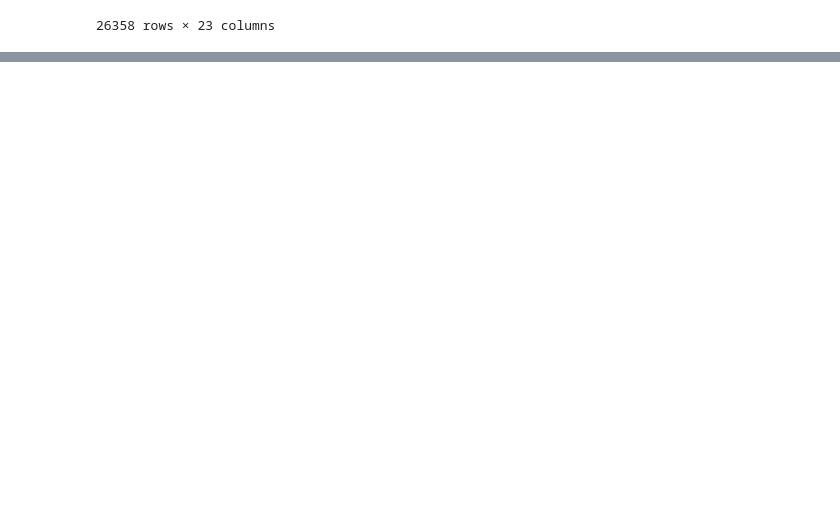
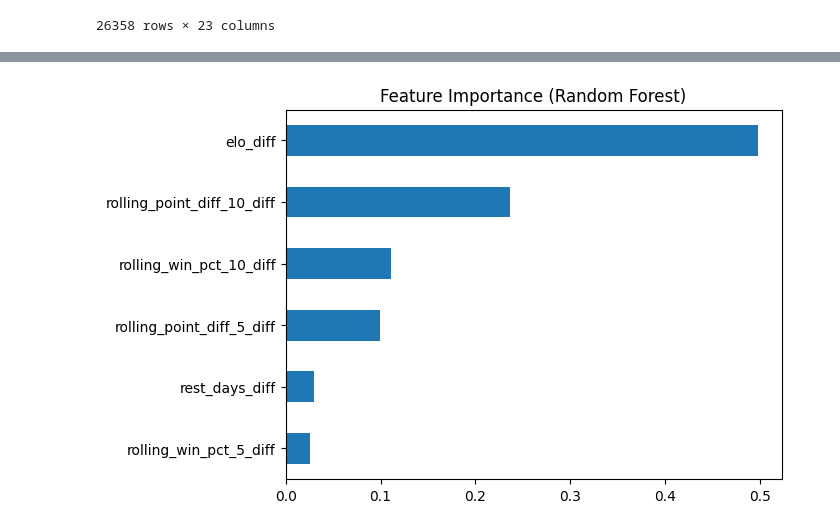
Before and after one commit to ericmach/NBA_Game_Prediction, a Jupyter notebook: main.ipynb, the cells around one changed output, grey strips where cells are left out. Cells and saved outputs as stored; diff of their text form; code cells hidden in the pictures; blank space fills up the shorter version.

```diff
--- a/main.ipynb
+++ b/main.ipynb
@@ -361,0 +399,10 @@ model_df
+# %%
+split_date = "2018-01-01"
+
+train_idx = model_df["GAME_DATE_EST"] < split_date
+test_idx  = model_df["GAME_DATE_EST"] >= split_date
+
+X_train, X_test = X[train_idx], X[test_idx]
+y_train, y_test = y[train_idx], y[test_idx]
+
+print(X_train.shape, X_test.shape)
@@ -361,0 +411,21 @@ model_df
+# %%
+from sklearn.linear_model import LogisticRegression
+
+log_model = LogisticRegression(max_iter=1000)
+log_model.fit(X_train, y_train)
+
+y_pred_log = log_model.predict(X_test)
+y_prob_log = log_model.predict_proba(X_test)[:, 1]
+# %%
+from sklearn.ensemble import RandomForestClassifier
+
+rf_model = RandomForestClassifier(
+    n_estimators=200,
+    max_depth=6,
+    random_state=42
+)
+
+rf_model.fit(X_train, y_train)
+
+y_pred_rf = rf_model.predict(X_test)
+y_prob_rf = rf_model.predict_proba(X_test)[:, 1]
@@ -361,0 +472,13 @@ model_df
+# %%
+import pandas as pd
+
+importances = pd.Series(
+    rf_model.feature_importances_,
+    index=feature_cols
+).sort_values()
+
+importances.plot(kind="barh")
+plt.title("Feature Importance (Random Forest)")
+plt.show()
+# %% [output]
+[figure, added]
```
Also changed, not shown: parts of 33 cells of this notebook.
